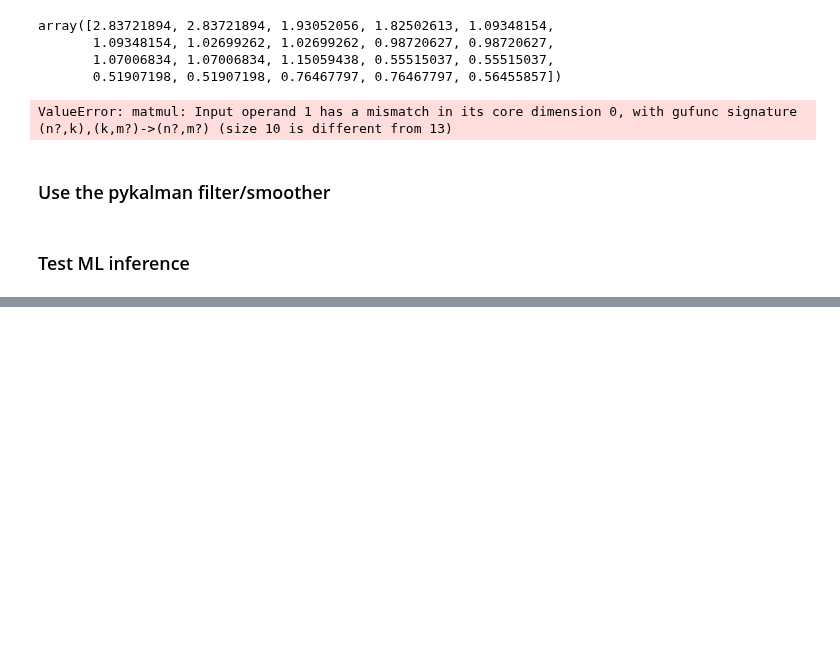
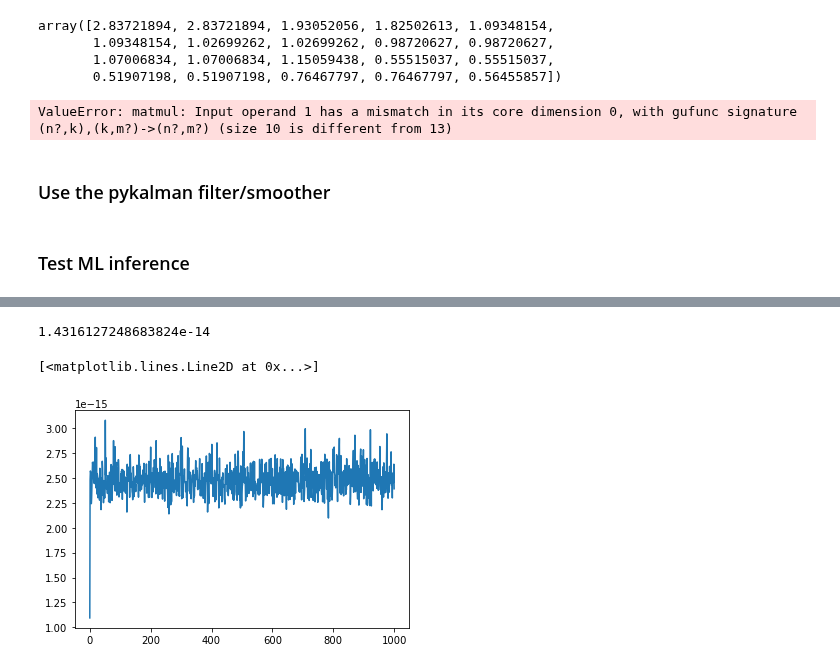
Before and after one commit to BouchardLab/FCCA_analysis, a Jupyter notebook: notebooks/data_exploration/test_riccati.ipynb, the cells around one changed output, grey strips where cells are left out. Cells and saved outputs as stored; diff of their text form; code cells hidden in the pictures; blank space fills up the shorter version.

```diff
--- a/notebooks/data_exploration/test_riccati.ipynb
+++ b/notebooks/data_exploration/test_riccati.ipynb
@@ -277,0 +330,4 @@ BdbQuit:
+# %%
+np.linalg.norm(Pt_[-1] @ Pt_[-1].T - Pinf2)
+# %% [output]
+1.4316127248683824e-14
@@ -277,0 +338,5 @@ BdbQuit:
+# %%
+plt.plot([np.linalg.norm(kalman_gains[idx] - K[idx]) for idx in range(mupred.shape[0])])
+# %% [output]
+[<matplotlib.lines.Line2D at 0x...>]
+[figure, added]
```
Also changed, not shown: parts of 27 cells of this notebook, 3 other files.
